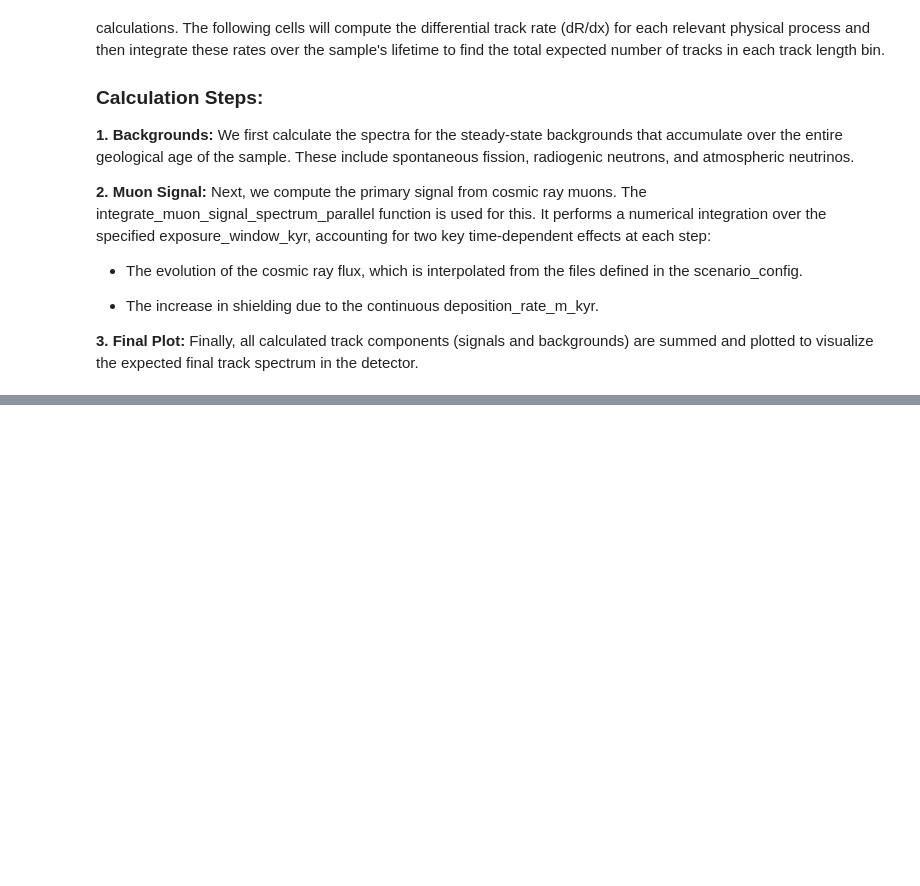
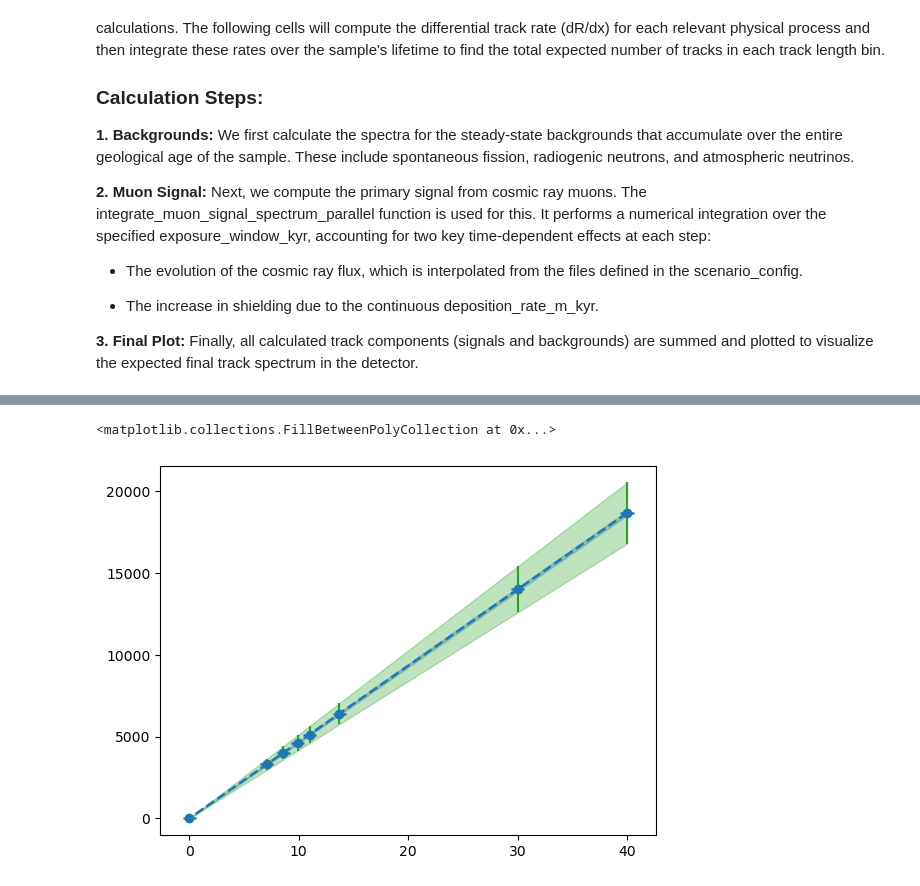
Before and after one commit to cgalelli/PrimusCode, a Jupyter notebook: Primus_analysis.ipynb, the cells around one changed output, grey strips where cells are left out. Saved outputs shown, nothing was run; the diff lists cells and outputs as text; code cells hidden in the pictures; blank space fills up the shorter version.

```diff
--- a/Primus_analysis.ipynb
+++ b/Primus_analysis.ipynb
@@ -128,5 +132,6 @@ MINERAL_LIBRARY = {
     }
 }
 # %%
-x_bins = np.logspace(CONFIG["x_min_log_nm"], CONFIG["x_max_log_nm"], CONFIG["n_bins"])
+#x_bins = np.logspace(CONFIG["x_min_log_nm"], CONFIG["x_max_log_nm"], CONFIG["n_bins"])
+x_bins = np.linspace(0, 100000, 300)
 x_mids = x_bins[:-1] + np.diff(x_bins) / 2
@@ -252,0 +241,8 @@ plt.show()
+# %%
+plt.errorbar(exposure_times, summed_target, yerr= np.sqrt(summed_target+(0.1*summed_target)**2), linestyle='', color='C2', marker='')
+plt.errorbar(exposure_times, summed_target, xerr=0.6, yerr= np.sqrt(summed_target), label="Sum of muon-induced tracks", linewidth=1.8, color='C0', marker='o', linestyle='--')
+plt.fill_between(exposure_times, summed_target-np.sqrt(summed_target), summed_target+np.sqrt(summed_target), color='C0', alpha=0.3)
+plt.fill_between(exposure_times, summed_target-np.sqrt(summed_target+(0.1*summed_target)**2), summed_target+np.sqrt(summed_target+(0.1*summed_target)**2), color='C2', alpha=0.3)
+# %% [output]
+<matplotlib.collections.FillBetweenPolyCollection at 0x...>
+[figure, added]
```
Also changed, not shown: parts of 21 cells of this notebook.
